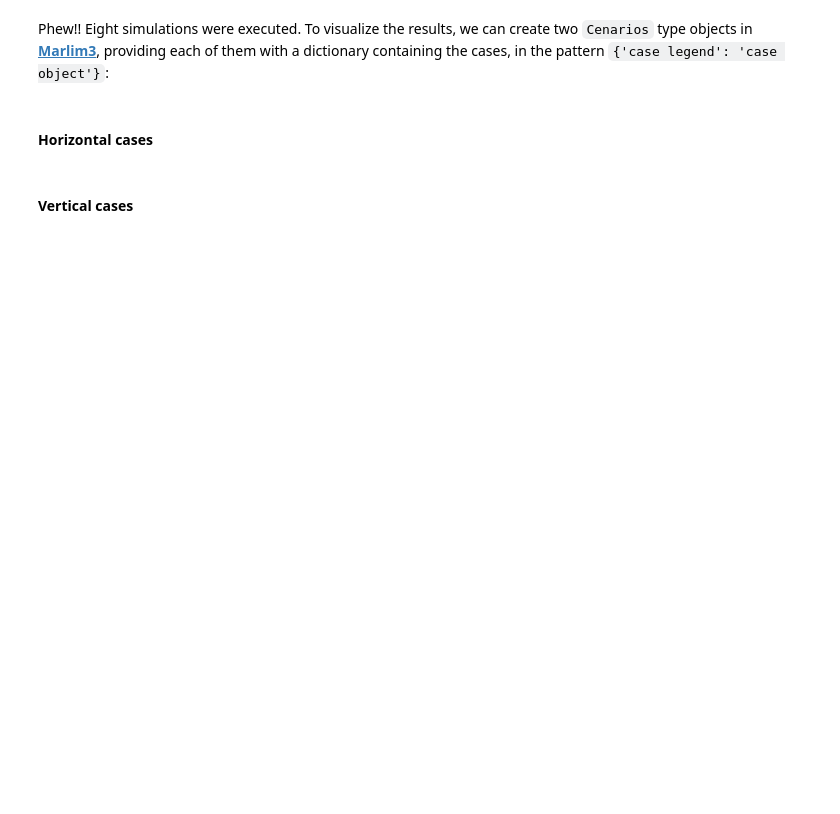
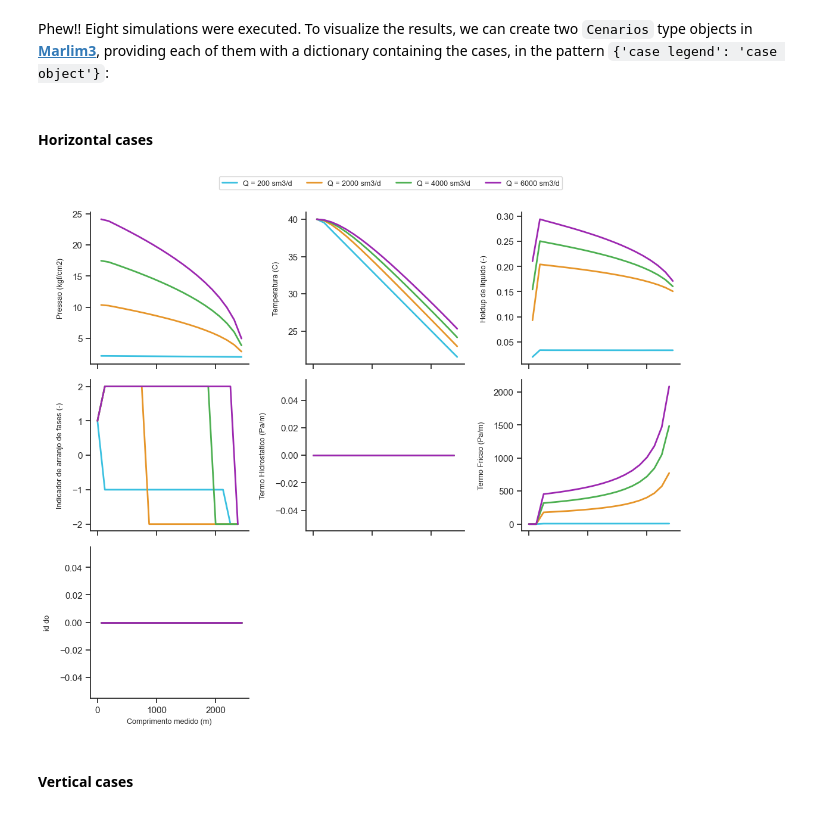
Before and after one commit to pedrorigon/marlim3, a Jupyter notebook: docs/tutoriais/1-horizontal_vertical_comparison.ipynb, the cells around one changed output. Drawn from its saved outputs; the diff is of its cells as text; code cells hidden in the pictures; blank space fills up the shorter version.

```diff
--- a/docs/tutoriais/1-horizontal_vertical_comparison.ipynb
+++ b/docs/tutoriais/1-horizontal_vertical_comparison.ipynb
@@ -214,8 +216,8 @@ for flow_rate in flow_rates:
 
     cases_h.append(copy.deepcopy(base_case_horizontal))
     cases_h[-1].liquidSource[0]['liquidFlowRate'] = [flow_rate]
-    cases_h[-1].simular()
+    cases_h[-1].simulate()
 
     cases_v.append(copy.deepcopy(base_case_vertical))
     cases_v[-1].liquidSource[0]['liquidFlowRate'] = [flow_rate]
-    cases_v[-1].simular()
+    cases_v[-1].simulate()
@@ -222,12 +242,14 @@ for flow_rate in flow_rates:
 # %% [markdown]
 Phew!! Eight simulations were executed. To visualize the results, we can create two `Cenarios` type objects in [**Marlim3**](https://petrobrasbr.sharepoint.com/teams/Marlim3), providing each of them with a dictionary containing the cases, in the pattern `{'case legend': 'case object'}`:
 # %%
-scenarios_h = marlim3.Cenarios({f'Q = {flow_rate} sm3/d': cases_h[i] for i, flow_rate in enumerate(flow_rates)})
-scenarios_v = marlim3.Cenarios({f'Q = {flow_rate} sm3/d': cases_v[i] for i, flow_rate in enumerate(flow_rates)})
+scenarios_h = marlim3.Scenarios({f'Q = {flow_rate} sm3/d': cases_h[i] for i, flow_rate in enumerate(flow_rates)})
+scenarios_v = marlim3.Scenarios({f'Q = {flow_rate} sm3/d': cases_v[i] for i, flow_rate in enumerate(flow_rates)})
 # %% [markdown]
 #### Horizontal cases
 # %%
-scenarios_h.plotar_perfis();
+scenarios_h.plot_profiles();
+# %% [output]
+[figure, added]
 # %% [markdown]
 #### Vertical cases
 # %%
```
Also changed, not shown: parts of 5 cells of this notebook, 7 other files.
